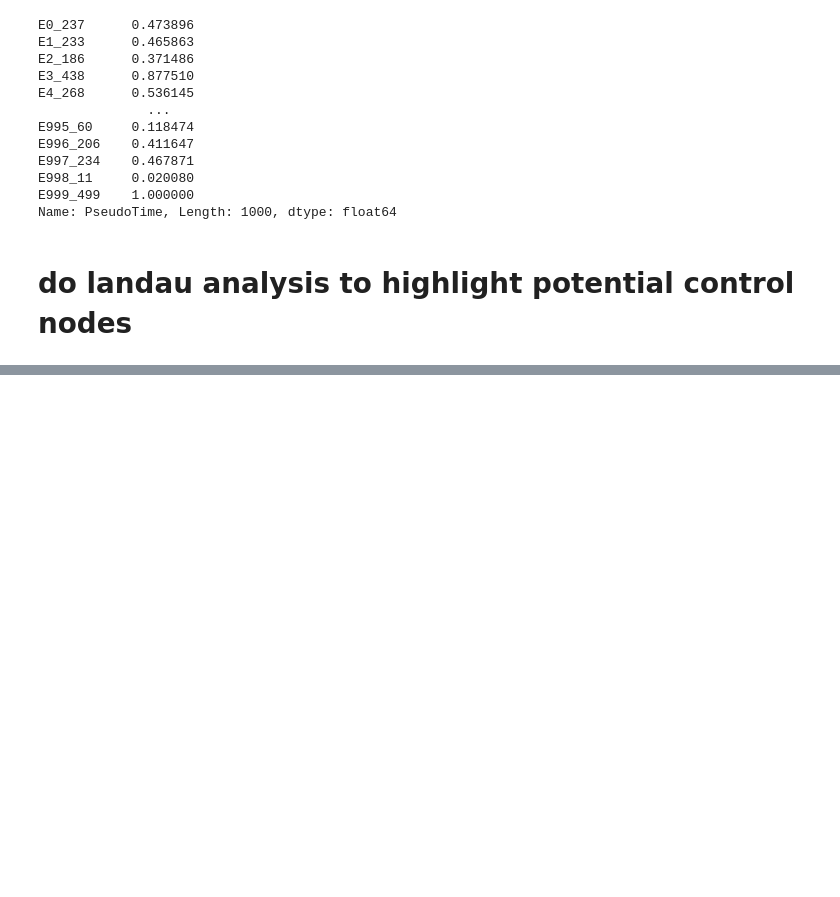
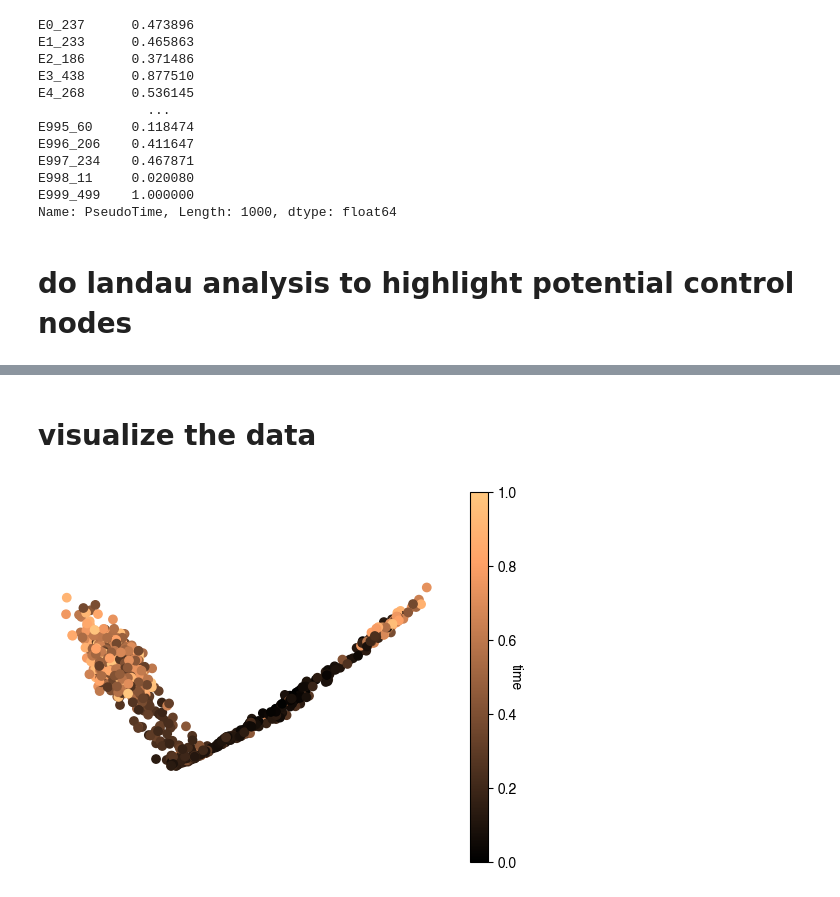
Before and after one commit to Collective-Logic-Lab/Synthetic-RNA-maps, a Jupyter notebook: example-landau-fit-for-bool-ode-data.ipynb, the cells around one changed output, grey strips where cells are left out. Saved outputs shown, nothing was run; the diff lists cells and outputs as text; code cells hidden in the pictures; blank space fills up the shorter version.

```diff
--- a/example-landau-fit-for-bool-ode-data.ipynb
+++ b/example-landau-fit-for-bool-ode-data.ipynb
@@ -88,0 +156,15 @@ for t_min in t_min_list:
+# %% [markdown]
+# visualize the data
+# %%
+# PCA
+vals,vecs = landauAnalysis.principalComponents(expression)
+projected0 = np.dot(expression,vecs[0])
+projected1 = np.dot(expression,vecs[1])
+
+plt.scatter(projected0,projected1,c=times,cmap='copper')
+cbar = plt.colorbar()
+cbar.set_label('time',rotation=270)
+plt.axis('equal')
+plt.axis('off');
+# %% [output]
+[figure, added]
```
Also changed, not shown: parts of 16 cells of this notebook, 1 other file.
